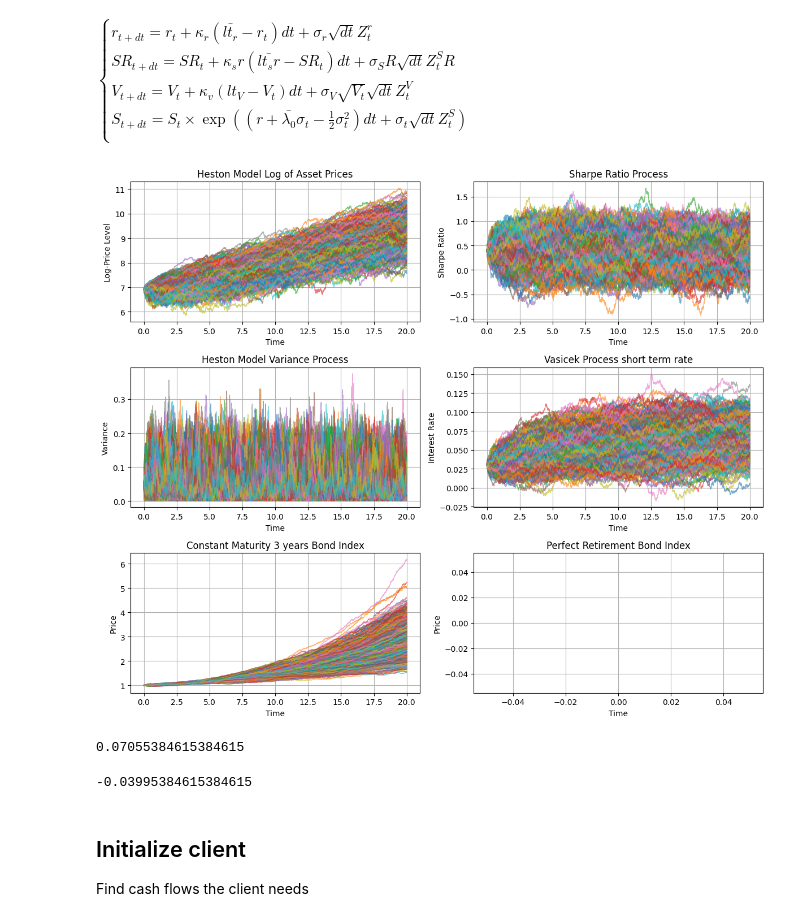
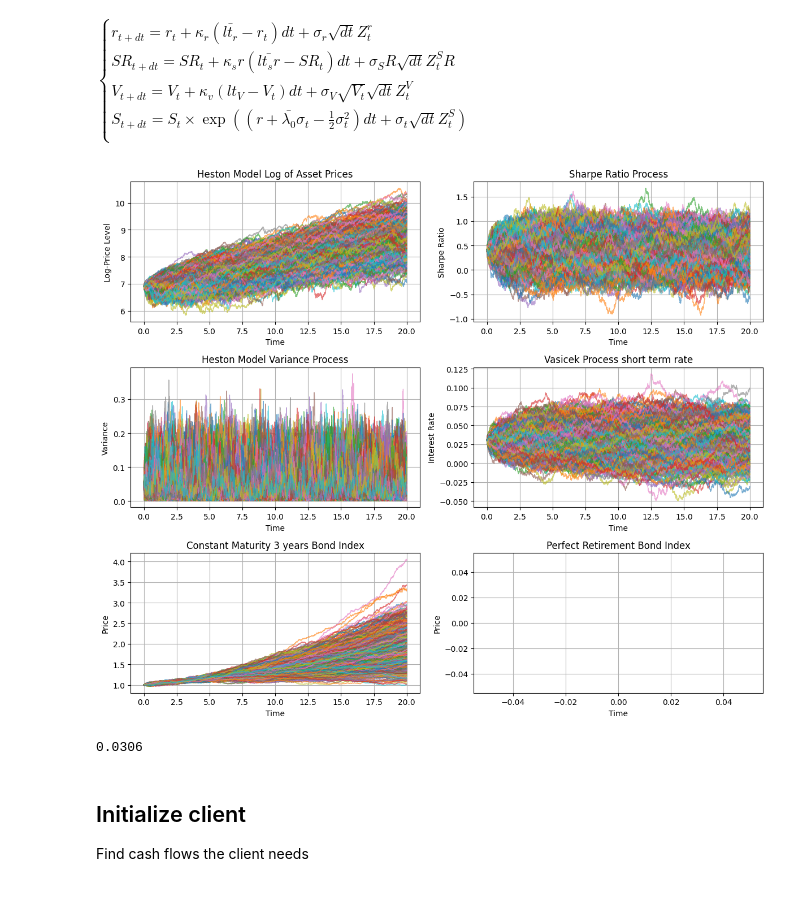
Before and after one commit to aleksandr-mikhailov-edhec/Goal-Based-Investing, a Jupyter notebook: 1.0 Setting up stochastic simulations.ipynb, the cells around one changed output. Saved outputs shown, nothing was run; the diff lists cells and outputs as text; code cells hidden in the pictures.

```diff
--- a/1.0 Setting up stochastic simulations.ipynb
+++ b/1.0 Setting up stochastic simulations.ipynb
@@ -38,23 +43,19 @@ $
 # %%
 # Parameters
 S0 = 1000.0              # asset price
 T = 20                  # time in years
 N = 252*T              # number of time steps in simulation
 M = 1000                # number of simulated paths
 seed = 124              # simulation seed
 
-simulated_market = mss.MarketSimulator(T,N,M,seed, S0)
+simulated_market = mss.MarketSimulator(T,N,M,seed, S0, lambda_r = 0)
 simulated_market.plot_market_simulation()
 # %% [output]
-[figure, old version]
+[figure, new version]
 # %%
 simulated_market.lt_r_q
 # %% [output]
-0.07055384615384615
+0.0306
-# %%
--0.53*0.98/100/0.13
-# %% [output]
--0.03995384615384615
 # %% [markdown]
 ## Initialize client
 
```
Also changed, not shown: parts of 5 cells of this notebook, 6 other files.
